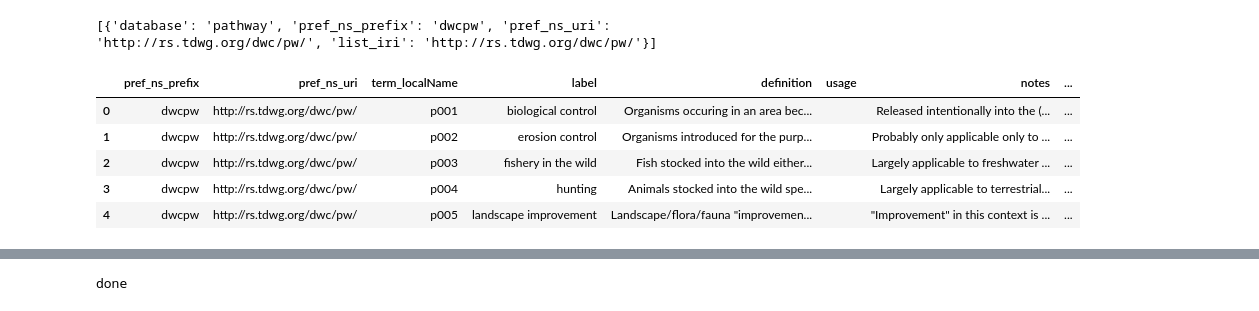
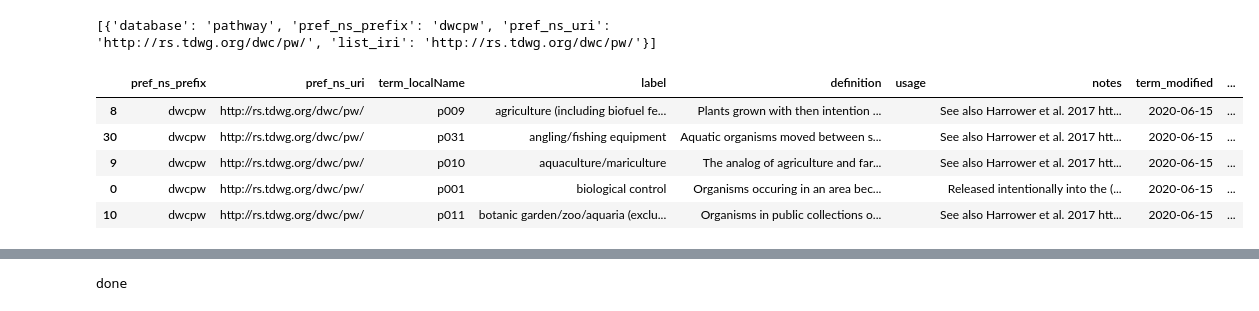
Before and after one commit to baskaufs/msc, a Jupyter notebook: dwc-cv/build-page.ipynb, the cells around one changed output, grey strips where cells are left out. Saved outputs shown, nothing was run; the diff lists cells and outputs as text; code cells hidden in the pictures.

```diff
--- a/dwc-cv/build-page.ipynb
+++ b/dwc-cv/build-page.ipynb
@@ -191,7 +66,7 @@ print(term_lists_info)
 [{'database': 'pathway', 'pref_ns_prefix': 'dwcpw', 'pref_ns_uri': 'http://rs.tdwg.org/dwc/pw/', 'list_iri': 'http://rs.tdwg.org/dwc/pw/'}]
 # %%
 # Create column list
-column_list = ['pref_ns_prefix', 'pref_ns_uri', 'term_localName', 'label', 'definition', 'usage', 'notes']
+column_list = ['pref_ns_prefix', 'pref_ns_uri', 'term_localName', 'label', 'definition', 'usage', 'notes', 'term_modified', 'term_deprecated', 'type']
 if vocab_type == 2:
     column_list += ['controlled_value_string']
 elif vocab_type == 3:
@@ -207,38 +82,41 @@ for term_list in term_lists_info:
     versions_df = pd.read_csv(versions_url, na_filter=False)
 
     # retrieve current term metadata for term list
     data_url = githubBaseUri + term_list['database'] + '/' + term_list['database'] + '.csv'
     frame = pd.read_csv(data_url, na_filter=False)
     for index,row in frame.iterrows():
-        row_list = [term_list['pref_ns_prefix'], term_list['pref_ns_uri'], row['term_localName'], row['label'], row['definition'], row['usage'], row['notes']]
+        row_list = [term_list['pref_ns_prefix'], term_list['pref_ns_uri'], row['term_localName'], row['label'], row['definition'], row['usage'], row['notes'], row['term_modified'], row['term_deprecated'], row['type']]
         if vocab_type == 2:
             row_list += [row['controlled_value_string']]
         elif vocab_type == 3:
             if row['skos_broader'] =='':
                 row_list += [row['controlled_value_string'], '']
             else:
                 row_list += [row['controlled_value_string'], term_list['pref_ns_prefix'] + ':' + row['skos_broader']]
         if has_versions:
             found = False
             for vindex, vrow in versions_df.iterrows():
                 if vrow['term_localName']==row['term_localName'] and vrow['version_status']=='recommended':
                     found = True
                     version_iri = vrow['version']
                     # NOTE: the current hack for non-TDWG terms without a version is to append # to the end of the term IRI
                     if version_iri[len(version_iri)-1] == '#':
                         version_iri = ''
             if not found:
                 version_iri = ''
             row_list.append(version_iri)
         table_list.append(row_list)
 
 # Turn list of lists into dataframe
 terms_df = pd.DataFrame(table_list, columns = column_list)
-terms_df.head()
+
+terms_sorted_by_label = terms_df.sort_values(by='label')
+terms_sorted_by_localname = terms_df.sort_values(by='term_localName')
+terms_sorted_by_label.head()
 # %% [output]
-|  | pref_ns_prefix | pref_ns_uri | term_localName | label | definition | usage | notes | ... |
-| 0 | dwcpw | http://rs.tdwg.org/dwc/pw/ | p001 | biological control | Organisms occuring in an area bec... |  | Released intentionally into the (... | ... |
-| 1 | dwcpw | http://rs.tdwg.org/dwc/pw/ | p002 | erosion control | Organisms introduced for the purp... |  | Probably only applicable only to ... | ... |
-| 2 | dwcpw | http://rs.tdwg.org/dwc/pw/ | p003 | fishery in the wild | Fish stocked into the wild either... |  | Largely applicable to freshwater ... | ... |
-| 3 | dwcpw | http://rs.tdwg.org/dwc/pw/ | p004 | hunting | Animals stocked into the wild spe... |  | Largely applicable to terrestrial... | ... |
-| 4 | dwcpw | http://rs.tdwg.org/dwc/pw/ | p005 | landscape improvement | Landscape/flora/fauna "improvemen... |  | "Improvement" in this context is ... | ... |
+|  | pref_ns_prefix | pref_ns_uri | term_localName | label | definition | usage | notes | term_modified | ... |
+| 8 | dwcpw | http://rs.tdwg.org/dwc/pw/ | p009 | agriculture (including biofuel fe... | Plants grown with then intention ... |  | See also Harrower et al. 2017 htt... | 2020-06-15 | ... |
+| 30 | dwcpw | http://rs.tdwg.org/dwc/pw/ | p031 | angling/fishing equipment | Aquatic organisms moved between s... |  | See also Harrower et al. 2017 htt... | 2020-06-15 | ... |
+| 9 | dwcpw | http://rs.tdwg.org/dwc/pw/ | p010 | aquaculture/mariculture | The analog of agriculture and far... |  | See also Harrower et al. 2017 htt... | 2020-06-15 | ... |
+| 0 | dwcpw | http://rs.tdwg.org/dwc/pw/ | p001 | biological control | Organisms occuring in an area bec... |  | Released intentionally into the (... | 2020-06-15 | ... |
+| 10 | dwcpw | http://rs.tdwg.org/dwc/pw/ | p011 | botanic garden/zoo/aquaria (exclu... | Organisms in public collections o... |  | See also Harrower et al. 2017 htt... | 2020-06-15 | ... |
```
Also changed, not shown: parts of 6 cells of this notebook, 1 other file.
